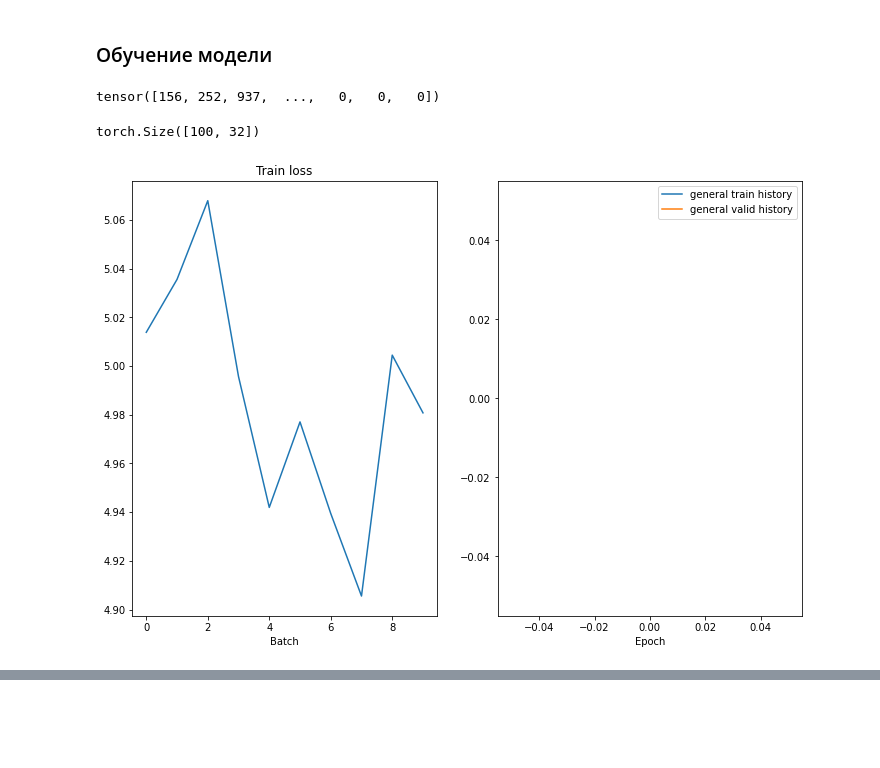
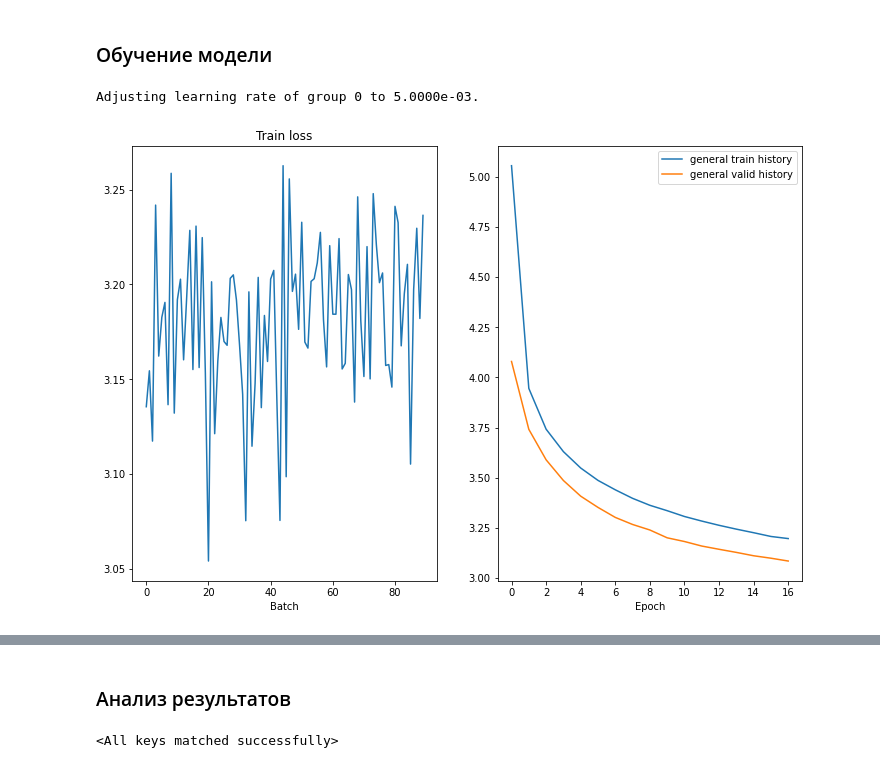
Before and after one commit to nikitosl/spbu-nlp-2020, a Jupyter notebook: deep_learning/NLP_Deep_Learning.ipynb, the cells around one changed output, grey strips where cells are left out. Saved outputs shown, nothing was run; the diff lists cells and outputs as text; code cells hidden in the pictures; blank space fills up the shorter version.

Commit message:
Transformer perfomance improved

```diff
--- a/deep_learning/NLP_Deep_Learning.ipynb
+++ b/deep_learning/NLP_Deep_Learning.ipynb
@@ -53,2 +47,19 @@ PART_LEN = 100
+# %%
+BATCH_SIZE = 128
+VOCAB_SIZE = 500
+PART_LEN = 300
+
+device = torch.device('cuda' if torch.cuda.is_available() else 'cpu')
+
+PAD_IDX = 0
+SOS_IDX = 2
+EOS_IDX = 3
+
+EMBEDDING_DIM = 128
+
+ENCODER_HEADS_NUMBER = 16
+INTERNAL_DIM = 128
+ENCODER_LAYERS_NUM = 2
+DROPOUT = 0.1
 # %% [markdown]
 ### Функции
@@ -120,5 +211,8 @@ bpe.vocab()
 # %%
-text_parts = [text[i:i + PART_LEN] for i in range(0, len(text), PART_LEN)]
+# text_parts = [text[i:i + PART_LEN] for i in range(0, len(text), PART_LEN)]
+# Разбиваем по предложениям
+text_parts = text.split('.')
+text_parts = [part for part in text_parts if len(part) > 0 and len(part) < PART_LEN]
 encoded_parts = bpe.encode(text_parts, bos=True, eos=True)
 # %%
 dataset = PaddedSequenceDataset(encoded_parts, out_len=PART_LEN, pad_value=0)
@@ -322,8 +405,0 @@ for i, batch in enumerate(train_dataloader):
-# %%
-tgt.reshape(-1)
-# %% [output]
-tensor([156, 252, 937,  ...,   0,   0,   0])
-# %%
-tgt.shape
-# %% [output]
-torch.Size([100, 32])
@@ -410,34 +406,38 @@ def epoch_time(start_time, end_time):
+# %%
+optimizer = optim.Adam(model.parameters(), lr=0.005)
+criterion = nn.CrossEntropyLoss(ignore_index=PAD_IDX)
+scheduler = MultiplicativeLR(optimizer, lr_lambda=lambda epoch: 0.95, verbose=True)
+# %% [output]
+Adjusting learning rate of group 0 to 5.0000e-03.
 # %%
 MODEL_NAME = './spbu-nlp-2020/deep_learning/models/transformer.pt'
-N_EPOCHS = 5
+N_EPOCHS = 500
 CLIP = 1
 
 train_history = []
 valid_history = []
 
 best_valid_loss = float('inf')
 
 for epoch in range(N_EPOCHS):
 
     start_time = time.time()
 
     train_loss = train(model, train_dataloader, optimizer, criterion, CLIP, train_history, valid_history)
     valid_loss = evaluate(model, valid_dataloader, criterion)
+    scheduler.step()
 
     end_time = time.time()
-
     epoch_mins, epoch_secs = epoch_time(start_time, end_time)
-
     if valid_loss < best_valid_loss:
         best_valid_loss = valid_loss
         torch.save(model.state_dict(), MODEL_NAME)
-
 
     train_history.append(train_loss)
     valid_history.append(valid_loss)
 
     print(f'Epoch: {epoch+1:02} | Time: {epoch_mins}m {epoch_secs}s')
     print(f'\tTrain Loss: {train_loss:.3f} | Train PPL: {math.exp(train_loss):7.3f}')
     print(f'\t Val. Loss: {valid_loss:.3f} |  Val. PPL: {math.exp(valid_loss):7.3f}')
 # %% [output]
-[figure, old version]
+[figure, new version]
@@ -445,7 +448,11 @@ KeyboardInterrupt:
+# %% [markdown]
+### Анализ результатов
 # %%
 # for cpu usage
-model.load_state_dict(torch.load('./spbu-nlp-2020/deep_learning/models/transformer.pt',
+model.load_state_dict(torch.load('./spbu-nlp-2020/deep_learning/models/transformer100.pt',
                                  map_location=torch.device(device)))
+# %% [output]
+<All keys matched successfully>
 # %%
 test_loss = evaluate(model, valid_dataloader, criterion)
 
```
Also changed, not shown: parts of 23 cells of this notebook.
